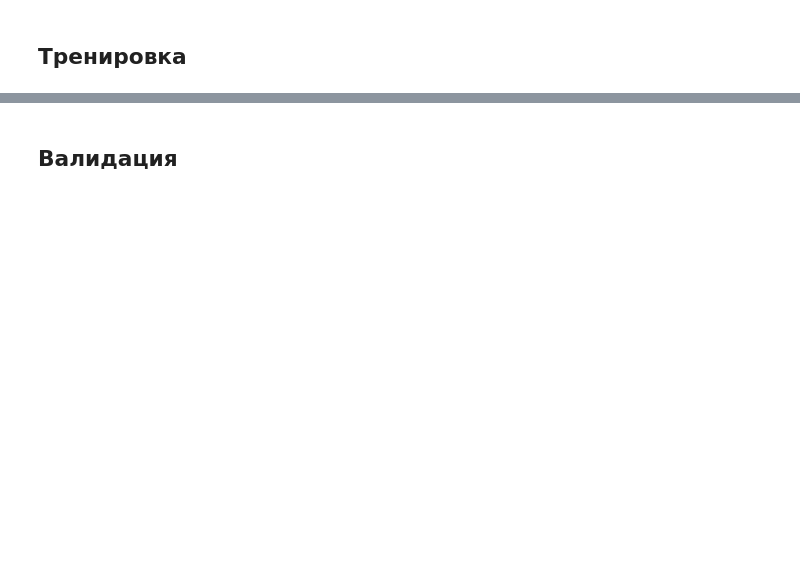
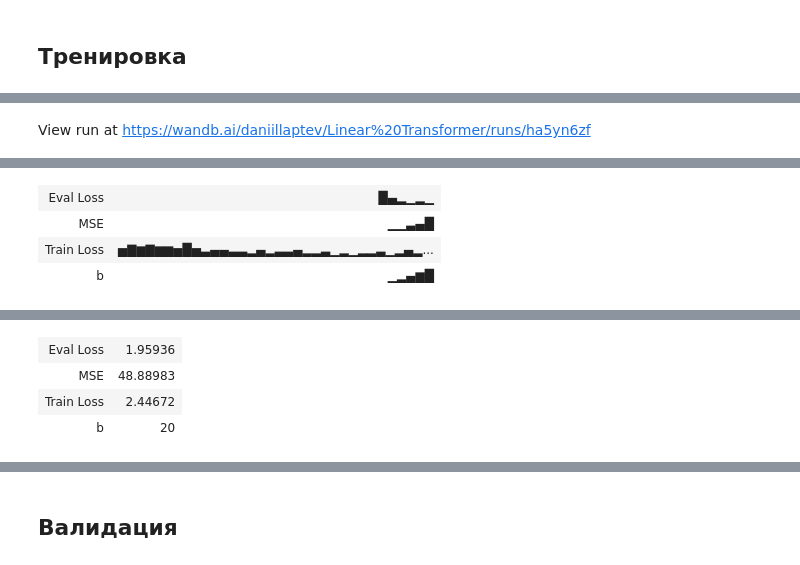
Before and after one commit to DaniilLaptev/LinearTransformers, a Jupyter notebook: training.ipynb, the cells around one changed output, grey strips where cells are left out. Saved outputs shown, nothing was run; the diff lists cells and outputs as text; code cells hidden in the pictures; blank space fills up the shorter version.

```diff
--- a/training.ipynb
+++ b/training.ipynb
@@ -57,40 +57,40 @@ class Config:
 def get_config(name, n_dims):
     models = {
         'softmax': (Config(
-            n_dims = n_dims, num_layers = 1,
+            n_dims = n_dims, num_layers = 2,
             attn_heads = 4, hidden_dim = 96,
             mlp_hidden = 256, context = 257,
             method = 'softmax',
         ), 1e-3, 64, 32),
         'based': (Config(
-            n_dims = n_dims, num_layers = 1,
-            attn_heads = 4, hidden_dim = 96,
+            n_dims = n_dims, num_layers = 2,
+            attn_heads = 4, hidden_dim = 96 + 16,
             mlp_hidden = 256, context = 257,
             method = 'based'
         ), 1e-3, 64, 32),
         'rebased': (Config(
-            n_dims = n_dims, num_layers = 1,
-            attn_heads = 4, hidden_dim = 96,
+            n_dims = n_dims, num_layers = 2,
+            attn_heads = 4, hidden_dim = 96 + 16,
             mlp_hidden = 256, context = 257,
             method = 'rebased'
         ), 1e-3, 64, 32),
         'learnable': (Config(
-            n_dims = n_dims, num_layers = 1,
+            n_dims = n_dims, num_layers = 2,
             attn_heads = 4, hidden_dim = 96,
             mlp_hidden = 256, context = 257,
             method = 'learnable'
         ), 1e-3, 64, 32),
         'elu': (Config(
-            n_dims = n_dims, num_layers = 1,
+            n_dims = n_dims, num_layers = 2,
             attn_heads = 4, hidden_dim = 96,
             mlp_hidden = 256, context = 257,
-            method = 'learnable'
+            method = 'elu'
         ), 1e-3, 64, 32),
         'squared': (Config(
-            n_dims = n_dims, num_layers = 1,
+            n_dims = n_dims, num_layers = 2,
             attn_heads = 4, hidden_dim = 96,
             mlp_hidden = 256, context = 257,
-            method = 'learnable'
+            method = 'squared'
         ), 1e-3, 64, 32),
     }
     return models[name]
@@ -100,11 +126,11 @@ def get_config(name, n_dims):
 from torch.optim import AdamW
 from itertools import product
 
-N = 4
-n_dims = 8
-mean, std = 0, 1
+N = 64
+n_dims = 4
+mean, std = 0, 2
 
-seeds = [42, 451, 1984][:1]
+seeds = [42, 451, 1984]
 models = ['softmax', 'based', 'rebased', 'learnable', 'elu', 'squared']
 bs = [1, 5]
 
@@ -114,7 +140,7 @@ for model, bs, seed in product(models, bs, seeds):
 
 device = 'cuda' if torch.cuda.is_available() else 'cpu'
 
-extrp_bs = [1, 5, 10, 15]
+extrp_bs = [1, 5, 10, 15, 20]
 
 for (name, b, seed) in runs:
 
@@ -125,12 +151,12 @@ for (name, b, seed) in runs:
     train_loader = DataLoader(LinregDataset(
         n_dims = n_dims, n_points = N + 1,
         xmean = mean, xstd = std, device = device
-    ), batch_size = 1)
+    ), batch_size = train_bsize)
     test_loader = DataLoader(LinregDataset(
         n_dims = n_dims, n_points = N + 1,
         xmean = mean, xstd = std, device = device,
-        total = test_bsize * 5
-    ), batch_size = 1)
+        total = test_bsize * 15
+    ), batch_size = test_bsize)
 
     set_seed(seed)
 
@@ -138,25 +164,24 @@ for (name, b, seed) in runs:
     optimizer = AdamW(model.parameters(), lr=lr)
 
     run_name = f'{name}_{b}_{seed}'
-    print(run_name)
-    # run = wandb.init(
-    #     project = 'Linear Transformer',
-    #     name = run_name,
-    #     config = {
-    #         'name': f'{name}_{b}',
-    #         'model': name,
-    #         'b': b,
-    #         'train batch size': train_bsize,
-    #         'test batch size': test_bsize,
-    #         'lr': lr,
-    #         'seed': seed,
-    #         'N': N,
-    #     }
-    # )
+    run = wandb.init(
+        project = 'Linear Transformer',
+        name = run_name,
+        config = {
+            'name': f'{name}_{b}',
+            'model': name,
+            'b': b,
+            'train batch size': train_bsize,
+            'test batch size': test_bsize,
+            'lr': lr,
+            'seed': seed,
+            'N': N,
+        }
+    )
 
     loss_history, eval_history = train(
         model, train_loader, test_loader, optimizer,
-        steps = 75, b = b, run = None, log_every = 1
+        steps = 5000, b = b, run = run, log_every = 50
     )
 
     extrapolation = []
@@ -164,9 +189,9 @@ for (name, b, seed) in runs:
         result = evaluate(test_loader, model, bi)
         extrapolation.append(result)
         print(f'b = {bi} --- loss = {result:.5f}')
-        # run.log({'b': bi, 'MSE': result})
+        run.log({'b': bi, 'MSE': result})
 
-    # run.finish()
+    run.finish()
 
     save(
         name = run_name,
@@ -182,0 +214 @@ softmax_1_42
+View run at https://wandb.ai/daniillaptev/Linear%20Transformer/runs/ha5yn6zf
@@ -192,0 +221,4 @@ based_1_42
+| Eval Loss | █▄▂▁▂▁ |
+| MSE | ▁▁▃▄█ |
+| Train Loss | ▅▇▆▇▆▆▅█▅▃▄▄▃▃▂▄▂▃▃▄▂▂▃▁▂▁▂▂▃▁▂▄▂... |
+| b | ▁▂▄▆█ |
@@ -197,0 +226,4 @@ based_5_42
+| Eval Loss | 1.95936 |
+| MSE | 48.88983 |
+| Train Loss | 2.44672 |
+| b | 20 |
```
Also changed, not shown: parts of 16 cells of this notebook, 42 other files.
